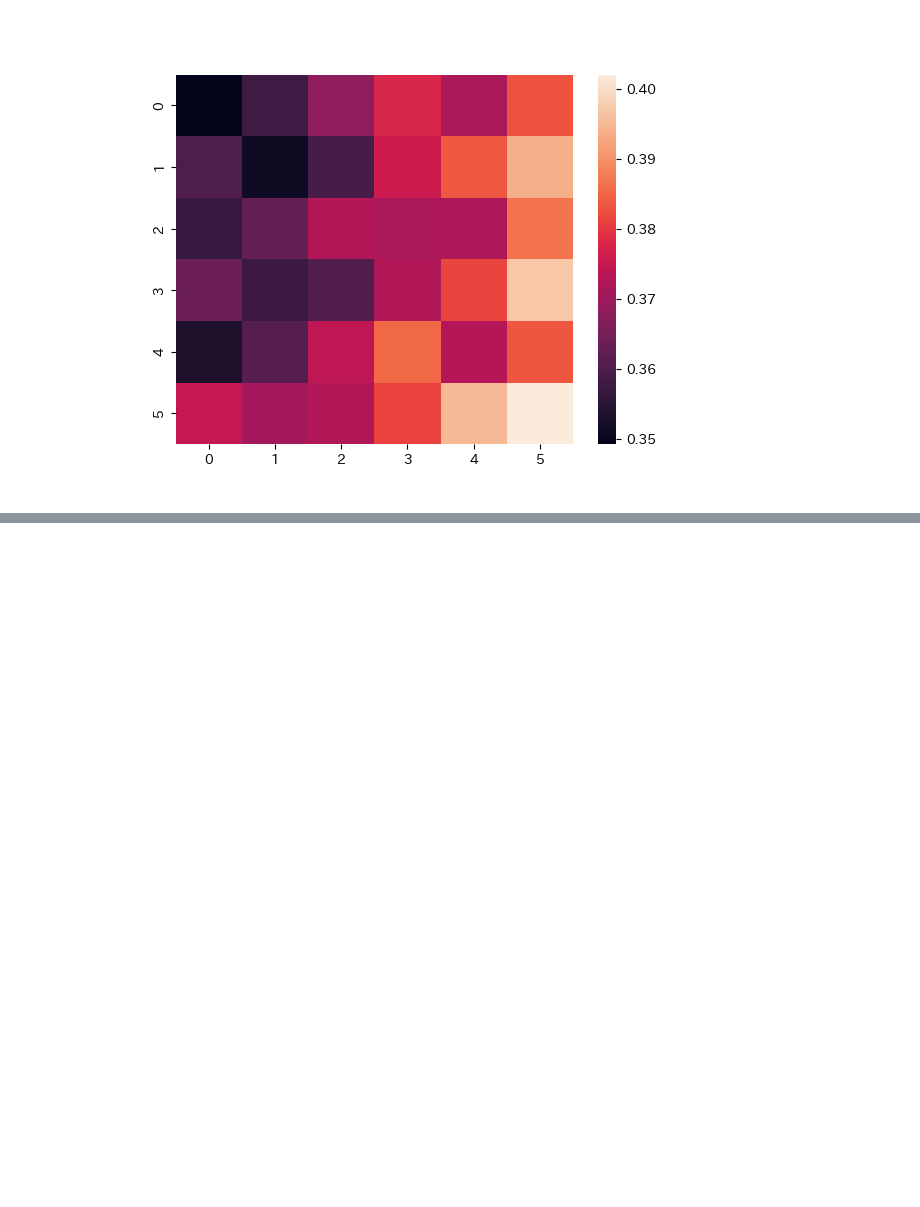
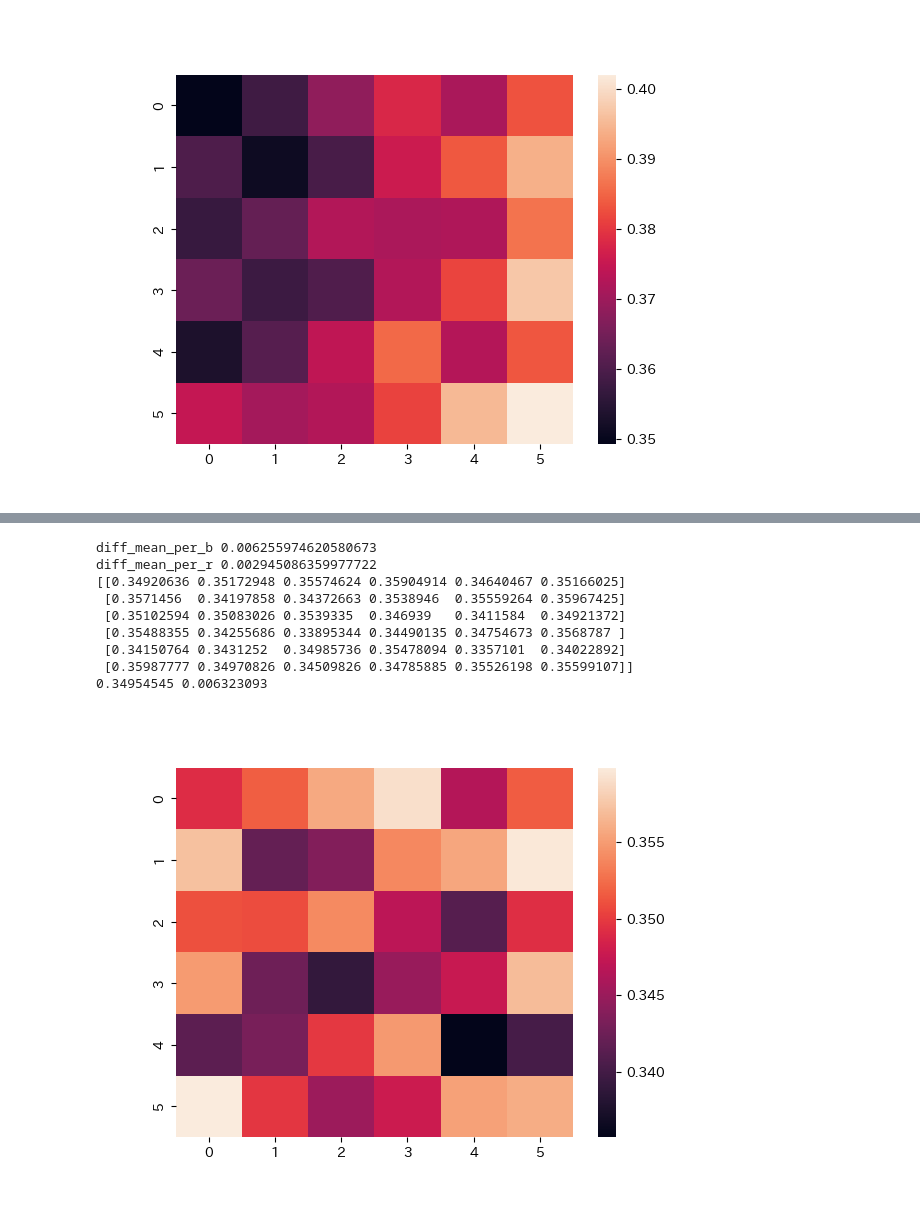
Before and after one commit to atuya0726/display_authentication, a Jupyter notebook: workspace/implement/green_200_compare.ipynb, the cells around one changed output, grey strips where cells are left out. Drawn from its saved outputs; the diff is of its cells as text; code cells hidden in the pictures; blank space fills up the shorter version.

```diff
--- a/workspace/implement/green_200_compare.ipynb
+++ b/workspace/implement/green_200_compare.ipynb
@@ -264,0 +278,13 @@ sns.heatmap(temp)
+# %%
+correction_RGB(green_p)
+# %% [output]
+diff_mean_per_b 0.006255974620580673
+diff_mean_per_r 0.002945086359977722
+[[0.34920636 0.35172948 0.35574624 0.35904914 0.34640467 0.35166025]
+ [0.3571456  0.34197858 0.34372663 0.3538946  0.35559264 0.35967425]
+ [0.35102594 0.35083026 0.3539335  0.346939   0.3411584  0.34921372]
+ [0.35488355 0.34255686 0.33895344 0.34490135 0.34754673 0.3568787 ]
+ [0.34150764 0.3431252  0.34985736 0.35478094 0.3357101  0.34022892]
+ [0.35987777 0.34970826 0.34509826 0.34785885 0.35526198 0.35599107]]
+0.34954545 0.006323093
+[figure, added]
```
Also changed, not shown: parts of 4 cells of this notebook, 14 other files.
